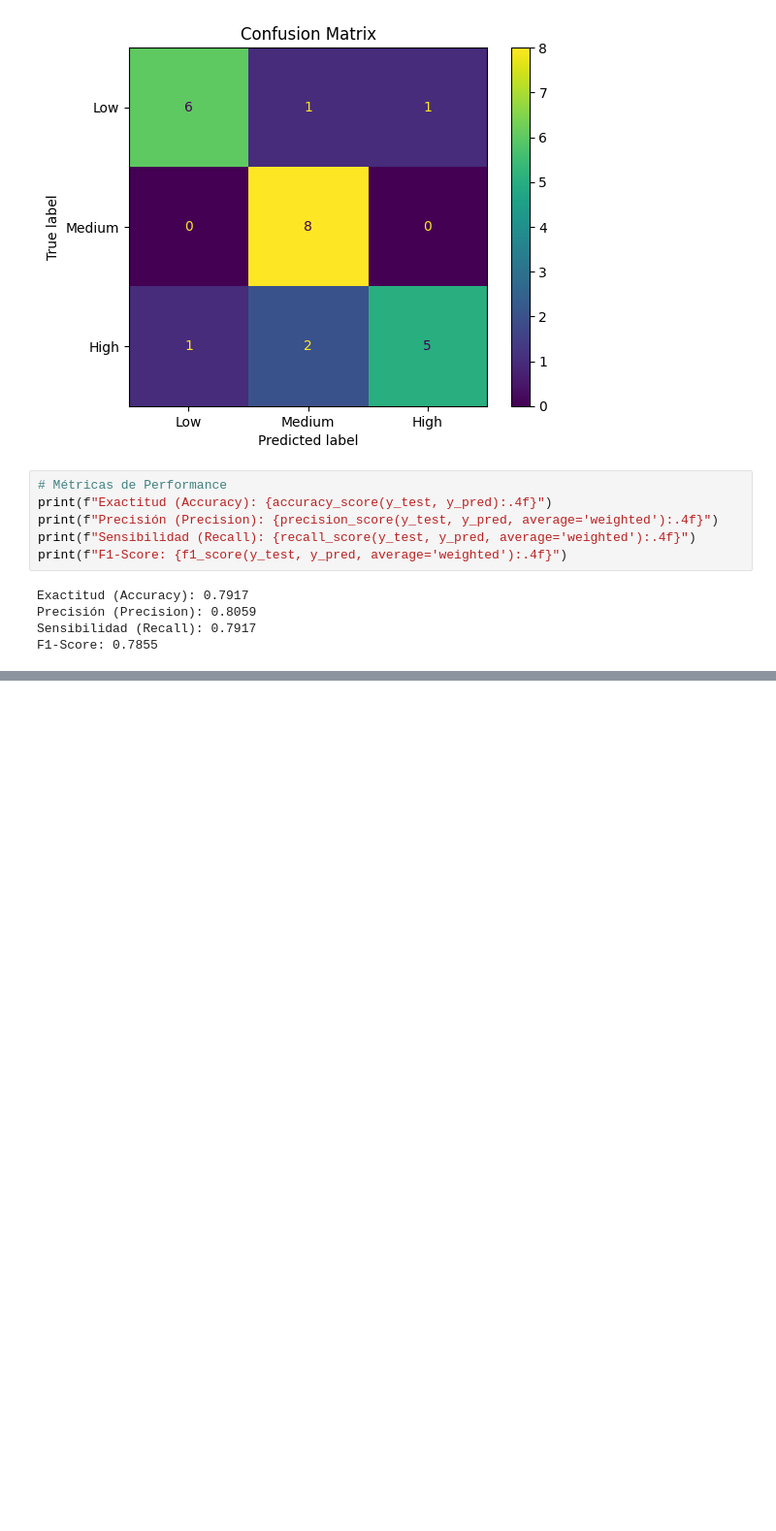
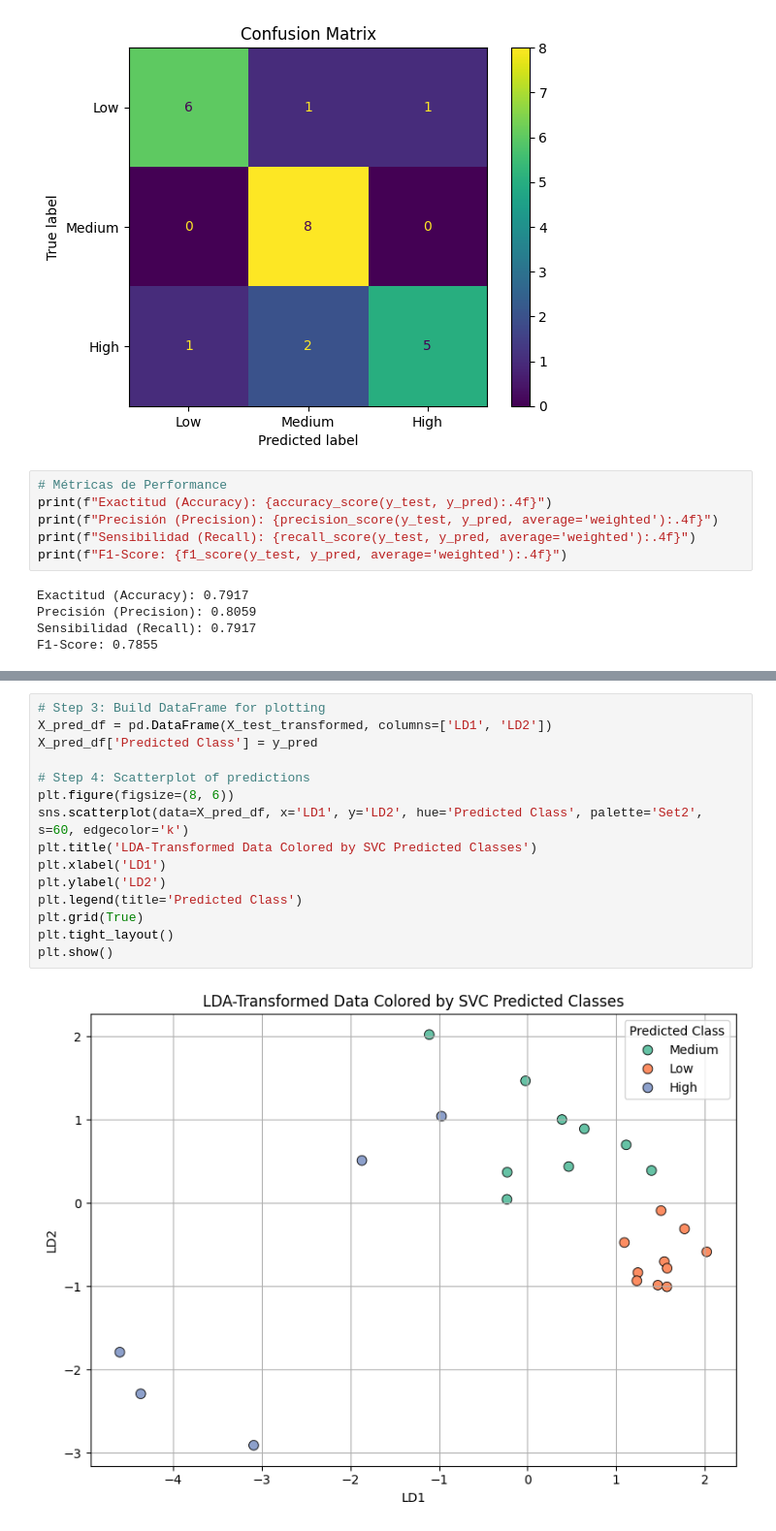
Before and after one commit to ch0fas/3erExamenEO, a Jupyter notebook: Examen3SVC.ipynb, the cells around one changed output, grey strips where cells are left out. Shown: that part at 97% size. Drawn from its saved outputs; the diff is of its cells as text; blank space fills up the shorter version.

```diff
--- a/Examen3SVC.ipynb
+++ b/Examen3SVC.ipynb
@@ -362,0 +398,17 @@ F1-Score: 0.7855
+# %%
+# Step 3: Build DataFrame for plotting
+X_pred_df = pd.DataFrame(X_test_transformed, columns=['LD1', 'LD2'])
+X_pred_df['Predicted Class'] = y_pred
+
+# Step 4: Scatterplot of predictions
+plt.figure(figsize=(8, 6))
+sns.scatterplot(data=X_pred_df, x='LD1', y='LD2', hue='Predicted Class', palette='Set2', s=60, edgecolor='k')
+plt.title('LDA-Transformed Data Colored by SVC Predicted Classes')
+plt.xlabel('LD1')
+plt.ylabel('LD2')
+plt.legend(title='Predicted Class')
+plt.grid(True)
+plt.tight_layout()
+plt.show()
+# %% [output]
+[figure, added]
```
Also changed, not shown: parts of 16 cells of this notebook.
